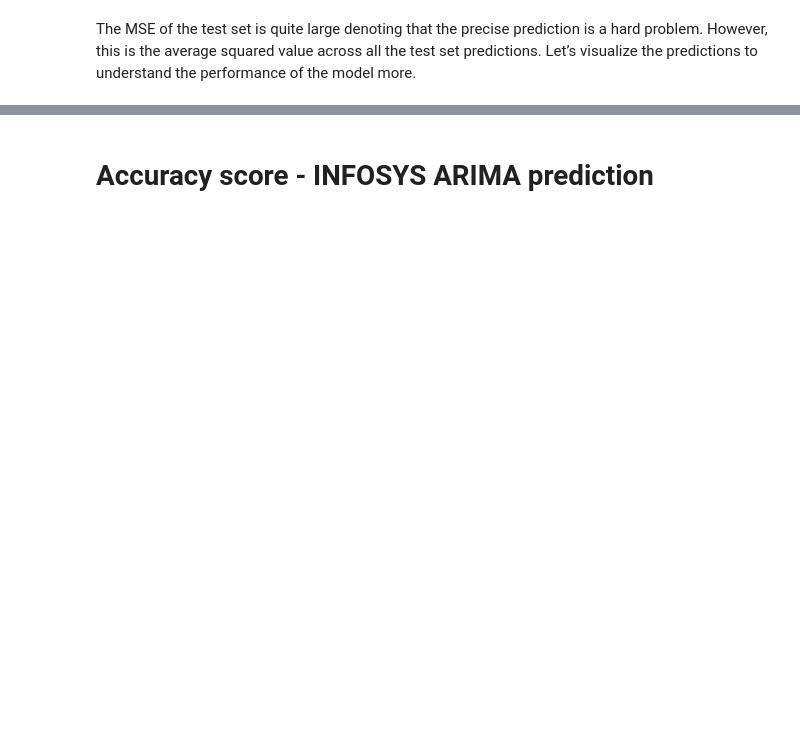
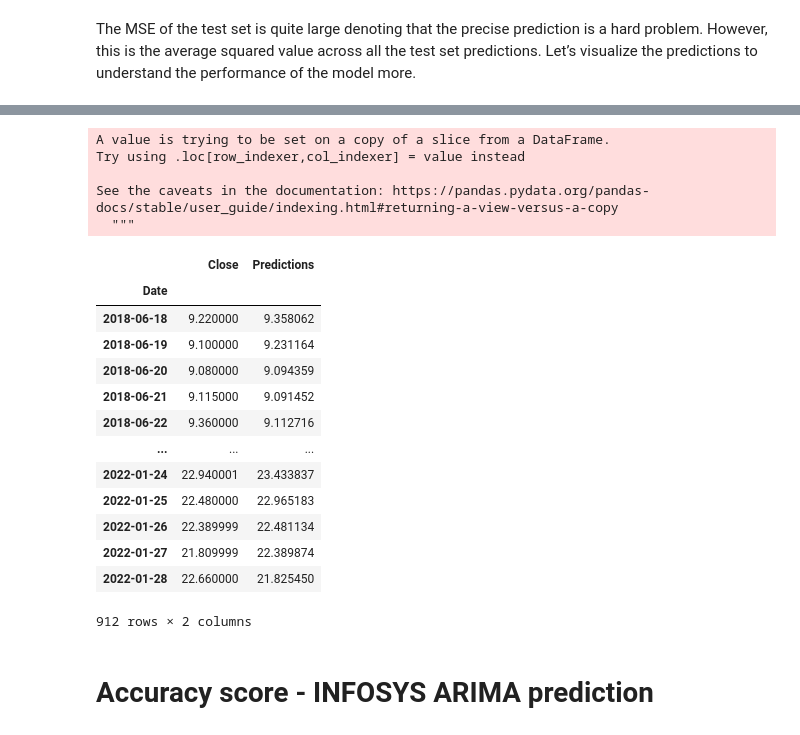
Before and after one commit to neetinds/MTECH-CPAD_G30-London-Borough, a Jupyter notebook: MTECH_Stock_Price_Prediction_Using_LSTM_&_ARIMA.ipynb, the cells around one changed output, grey strips where cells are left out. Saved outputs shown, nothing was run; the diff lists cells and outputs as text; code cells hidden in the pictures; blank space fills up the shorter version.

```diff
--- a/MTECH_Stock_Price_Prediction_Using_LSTM_&_ARIMA.ipynb
+++ b/MTECH_Stock_Price_Prediction_Using_LSTM_&_ARIMA.ipynb
@@ -659,11 +668,31 @@ Atraining_data_len
 # %%
 #Plot the Close & Prediction values
 train = Adata[:Atraining_data_len]
-valid = Adata[Atraining_data_len - 1:]
+valid = Adata[Atraining_data_len - 0:]
 model_predictions = np.array(model_predictions)
 valid['Predictions'] = model_predictions
 #Visialization the datamodel_predictions.shape
 valid
+# %% [output]
+A value is trying to be set on a copy of a slice from a DataFrame.
+Try using .loc[row_indexer,col_indexer] = value instead
+
+See the caveats in the documentation: https://pandas.pydata.org/pandas-docs/stable/user_guide/indexing.html#returning-a-view-versus-a-copy
+  """
+|  | Close | Predictions |
+| Date |  |  |
+| 2018-06-18 | 9.220000 | 9.358062 |
+| 2018-06-19 | 9.100000 | 9.231164 |
+| 2018-06-20 | 9.080000 | 9.094359 |
+| 2018-06-21 | 9.115000 | 9.091452 |
+| 2018-06-22 | 9.360000 | 9.112716 |
+| ... | ... | ... |
+| 2022-01-24 | 22.940001 | 23.433837 |
+| 2022-01-25 | 22.480000 | 22.965183 |
+| 2022-01-26 | 22.389999 | 22.481134 |
+| 2022-01-27 | 21.809999 | 22.389874 |
+| 2022-01-28 | 22.660000 | 21.825450 |
+912 rows × 2 columns
 # %% [markdown]
 # Accuracy score  - INFOSYS ARIMA prediction
 # %%
```
Also changed, not shown: parts of 16 cells of this notebook.
